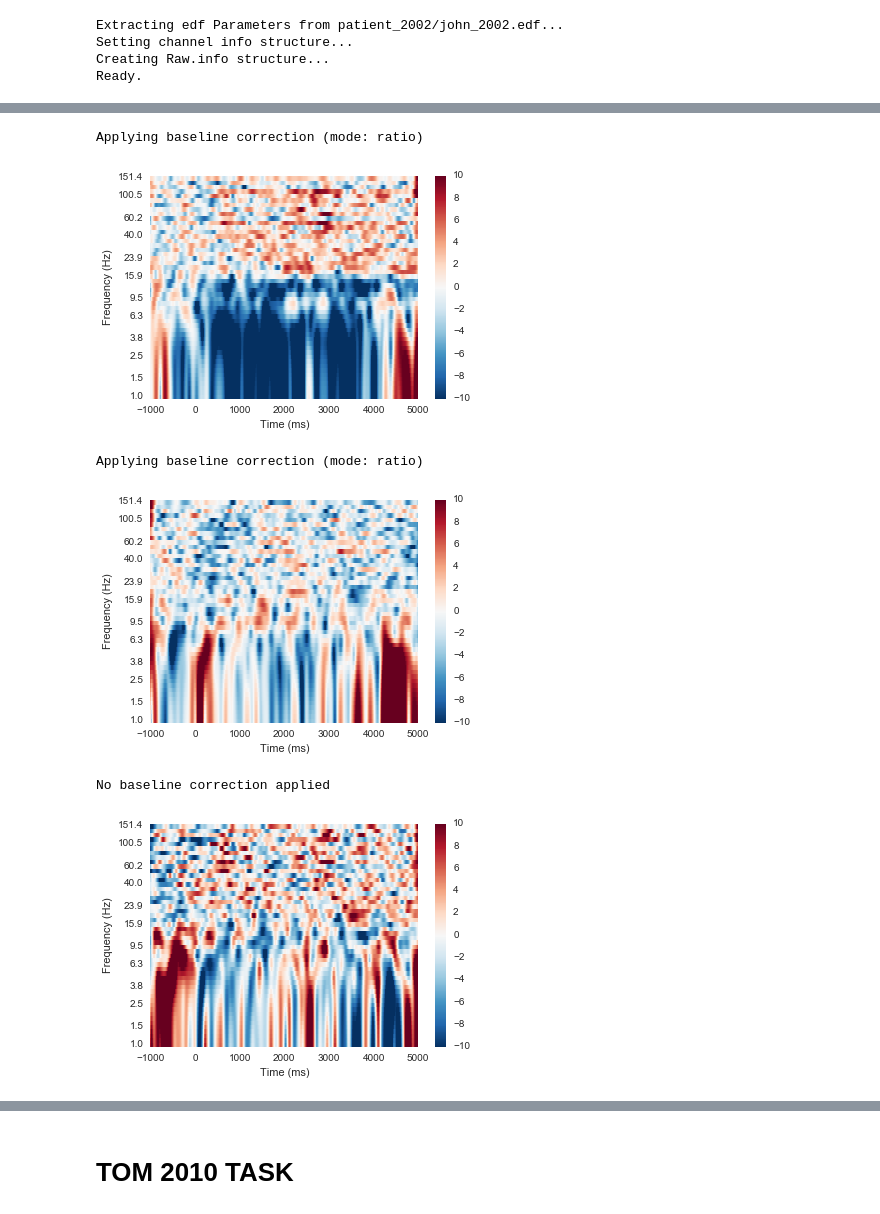
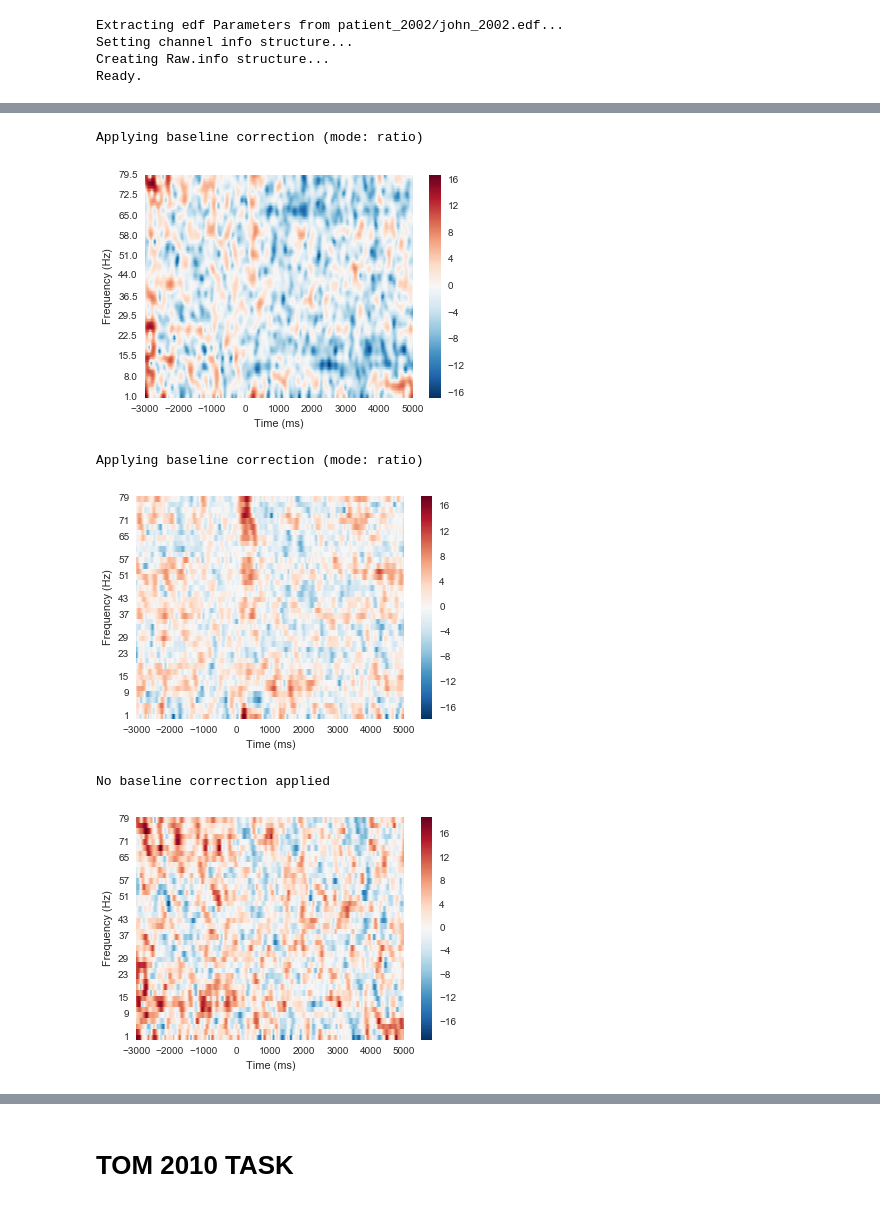
Before and after one commit to pearsonlab/ecogtools, a Jupyter notebook: ecogtools demo.ipynb, the cells around one changed output, grey strips where cells are left out. Drawn from its saved outputs; the diff is of its cells as text; code cells hidden in the pictures.

```diff
--- a/ecogtools demo.ipynb
+++ b/ecogtools demo.ipynb
@@ -65,24 +65,24 @@ evoked_combined.plot();
 # %%
-freqs = np.logspace(0, 2.18)
+freqs = np.linspace(1., 80., 25)
 n_cycles = freqs/2.
 # %%
 power1, itc1 = data.compute_power('b/quest_start', freqs=freqs, n_cycles=n_cycles)
 
 power2, itc2 = data.compute_power('p/quest_start', freqs=freqs, n_cycles=n_cycles)
 # %%
-power1.plot([0], baseline=(-1., 0), mode="ratio", dB=True, vmax=10., vmin=-10.);
+power1.plot([0], baseline=(-1., 0), mode="ratio", dB=True);
 # %% [output]
 Applying baseline correction (mode: ratio)
-[figure, old version]
+[figure, new version]
 # %%
-power2.plot([0], baseline=(-1., 0), mode="ratio", dB=True, vmax=10, vmin=-10);
+power2.plot([0], baseline=(-1., 0), mode="ratio", dB=True);
 # %% [output]
 Applying baseline correction (mode: ratio)
-[figure, old version]
+[figure, new version]
 # %%
 combined = data.compute_diff_power(power1, power2)
 # %%
-combined.plot([0], dB=True, vmin=-10, vmax=10);
+combined.plot([0], dB=True);
 # %% [output]
 No baseline correction applied
-[figure, old version]
+[figure, new version]
```
Also changed, not shown: parts of 25 cells of this notebook.
